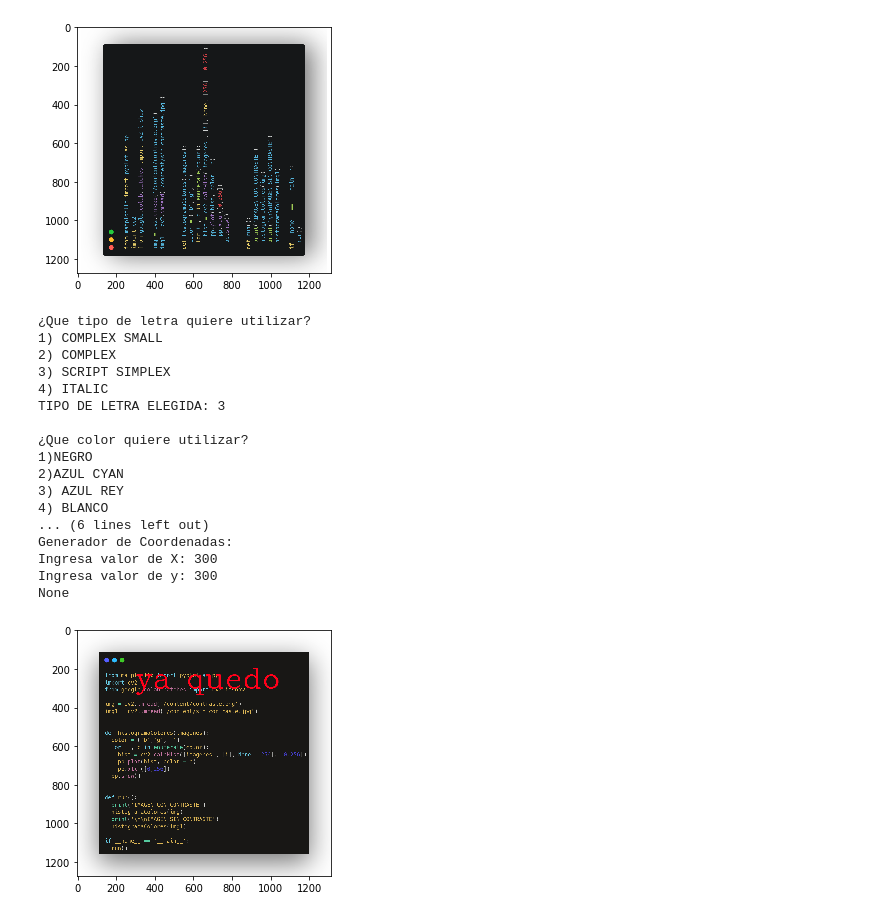
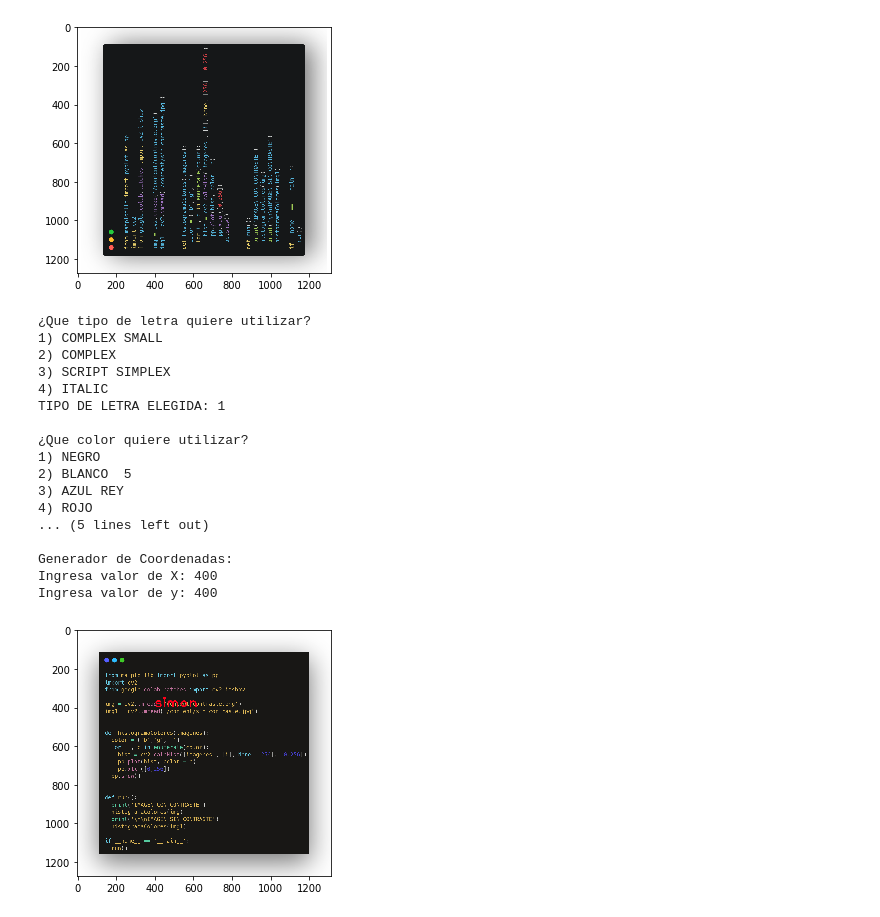
Before and after one commit to AntonioDJSS/ImagenesDigitales, a Jupyter notebook: Tarea_Manipulacion.ipynb, the cells around one changed output. Drawn from its saved outputs; the diff is of its cells as text; code cells hidden in the pictures.

```diff
--- a/Tarea_Manipulacion.ipynb
+++ b/Tarea_Manipulacion.ipynb
@@ -76,10 +76,9 @@ imagen = cv2.imread("/content/carbon.png")
 
 letra = int(input('\n¿Que tipo de letra quiere utilizar? \n1) COMPLEX SMALL \n2) COMPLEX \n3) SCRIPT SIMPLEX \n4) ITALIC \nTIPO DE LETRA ELEGIDA: '))
 
-color = int(input('\n¿Que color quiere utilizar? \n1) NEGRO  \n2) AZUL CYAN  \n3) AZUL REY  \n4) ROJO \nTIPO DE COLOR ELEGIDO: '))
+color = int(input('\n¿Que color quiere utilizar? \n1) NEGRO  \n2) BLANCO  5\n3) AZUL REY  \n4) ROJO \nTIPO DE COLOR ELEGIDO: '))
 
 texto1= input('\nIntroduce tu texto: ')
-
 
 if color == 1:
   r = int(0)
@@ -97,42 +96,44 @@ elif color == 4:
   r = int(255)
   g = int(0)
   b = int(26)
 
 print('\nCoordenadas: ', imagen.shape)
 x = int(input('\nGenerador de Coordenadas: \nIngresa valor de X: '))
 y = int(input('Ingresa valor de y: '))
 
-def TextoImagenes():
+ancho = imagen.shape[0]
+alto = imagen.shape[1]
 
+if x > ancho or y > alto:
+  print('\nTe saliste del rango')
+else:
   if letra == 1:
     cv2.FONT_HERSHEY_COMPLEX_SMALL
   elif letra == 2:
     cv2.FONT_HERSHEY_COMPLEX
   elif letra == 3:
     cv2.FONT_HERSHEY_SCRIPT_COMPLEX
   elif letra == 4:
     cv2.FONT_ITALIC
 
   cv2.putText(imagen, texto1, (x,y), letra, 4.8,(r,g,b),5,cv2.LINE_AA)
   io.imshow(imagen)
-
-print(TextoImagenes())
 # %% [output]
 ¿Que tipo de letra quiere utilizar?
 1) COMPLEX SMALL
 2) COMPLEX
 3) SCRIPT SIMPLEX
 4) ITALIC
-TIPO DE LETRA ELEGIDA: 3
+TIPO DE LETRA ELEGIDA: 1
 
 ¿Que color quiere utilizar?
-1)NEGRO
-2)AZUL CYAN
+1) NEGRO
+2) BLANCO  5
 3) AZUL REY
-4) BLANCO
-... (6 lines left out)
+4) ROJO
+... (5 lines left out)
+
 Generador de Coordenadas:
-Ingresa valor de X: 300
-Ingresa valor de y: 300
-None
+Ingresa valor de X: 400
+Ingresa valor de y: 400
-[figure, old version]
+[figure, new version]
```
Also changed, not shown: parts of 1 cell of this notebook.
